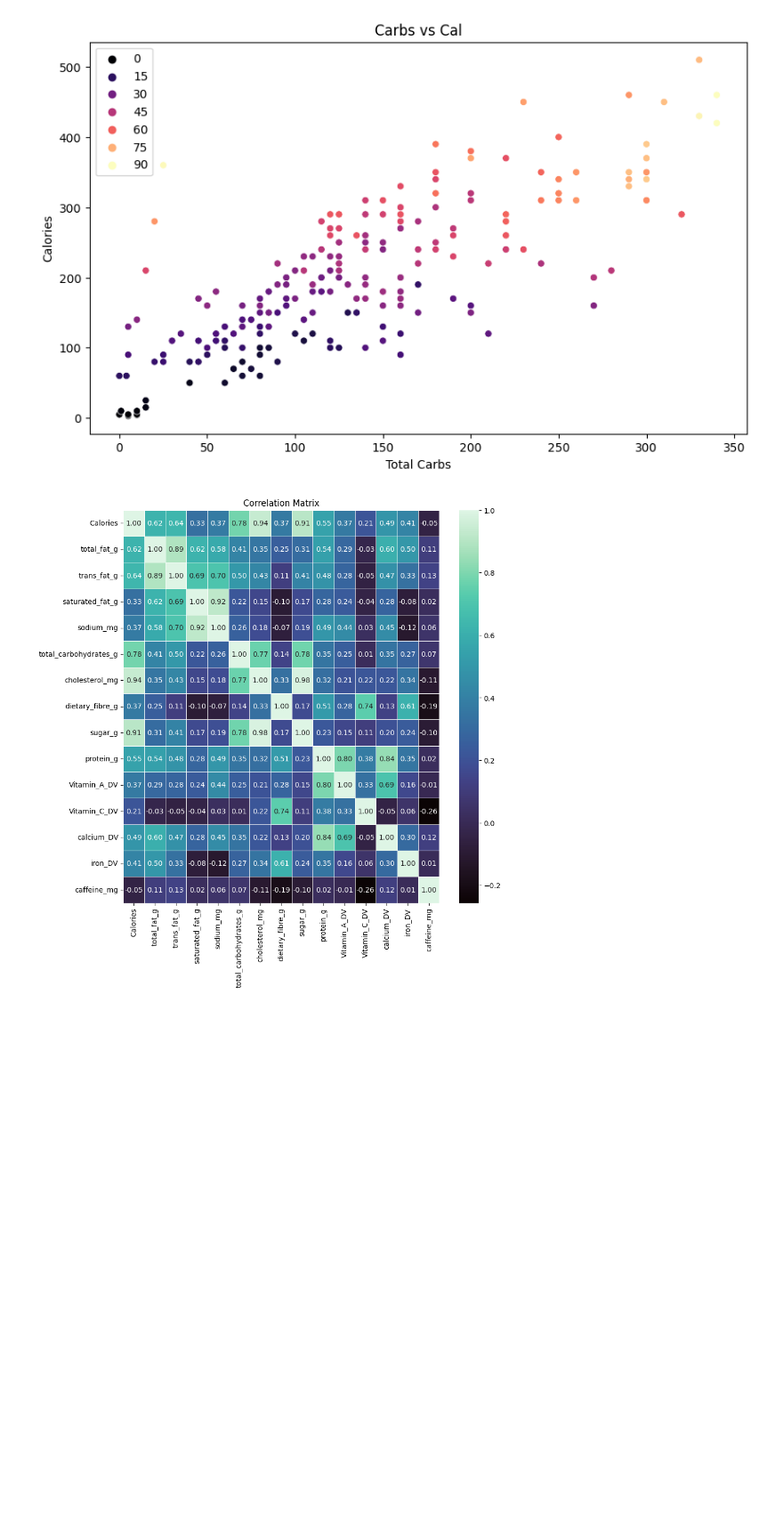
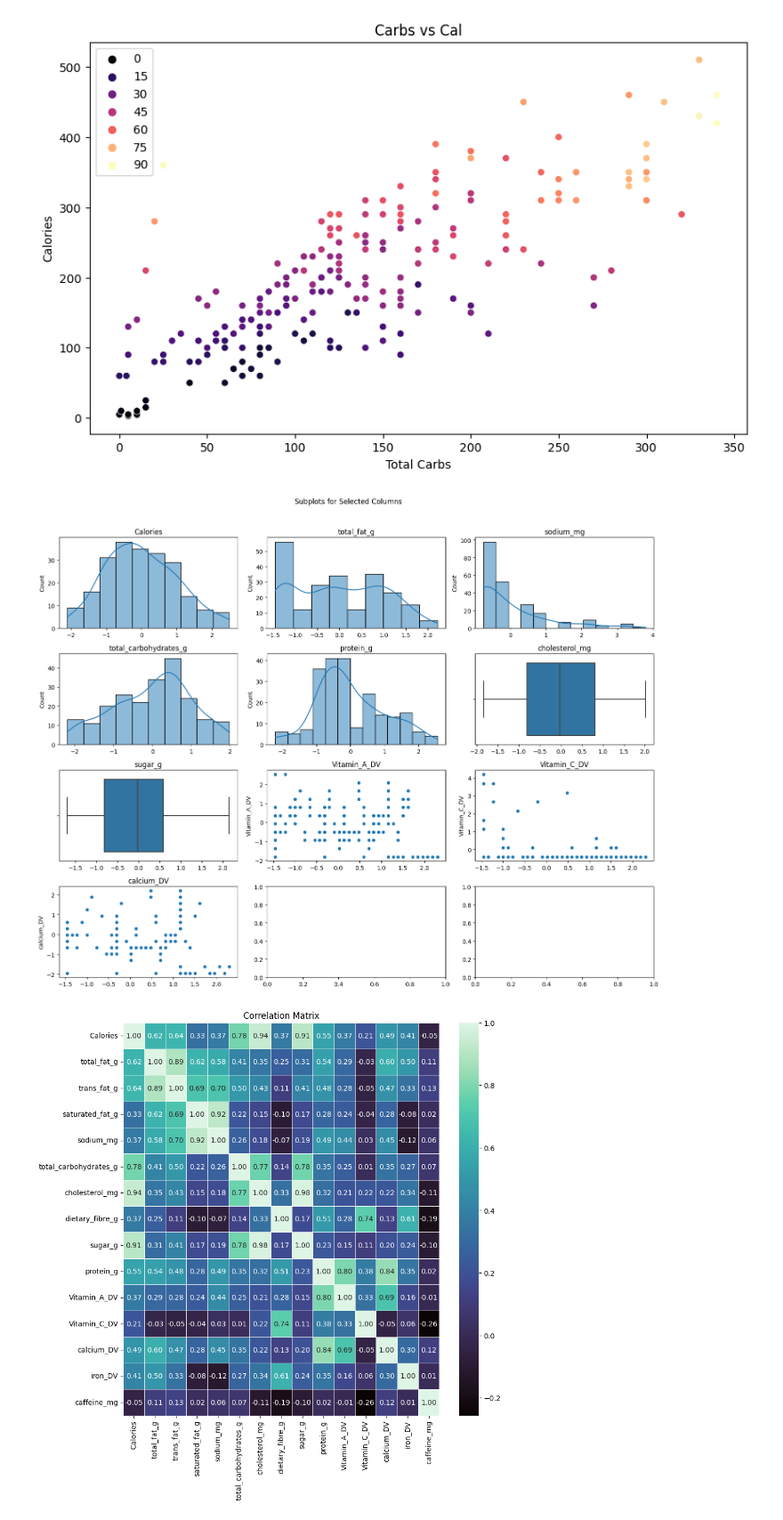
Before and after one commit to arnabsaha7/Starbucks-Data-Analysis, a Jupyter notebook: Starbucks_Data_Analysis_in_Python.ipynb, the cells around one changed output. Shown at 89% size. Drawn from its saved outputs; the diff is of its cells as text; code cells hidden in the pictures; blank space fills up the shorter version.

```diff
--- a/Starbucks_Data_Analysis_in_Python.ipynb
+++ b/Starbucks_Data_Analysis_in_Python.ipynb
@@ -273,6 +380,37 @@ plt.legend()
 plt.show()
 # %% [output]
 [figure]
+# %%
+
+# Subplots for selected columns
+selected_columns = ['Calories', 'total_fat_g', 'sodium_mg', 'total_carbohydrates_g', 'protein_g',
+                     'cholesterol_mg', 'sugar_g', 'Vitamin_A_DV', 'Vitamin_C_DV', 'calcium_DV']
+
+# Create subplots
+fig, axes = plt.subplots(nrows=4, ncols=3, figsize=(15, 12))
+fig.suptitle('Subplots for Selected Columns')
+
+# Plot each column
+for i, col in enumerate(selected_columns):
+    row_idx = i // 3
+    col_idx = i % 3
+
+    # Use different visualization types based on column type
+    if col in ['Calories', 'total_fat_g', 'sodium_mg', 'total_carbohydrates_g', 'protein_g']:
+        sns.histplot(df[col], kde=True, ax=axes[row_idx, col_idx])
+    elif col in ['cholesterol_mg', 'sugar_g']:
+        sns.boxplot(x=col, data=df, ax=axes[row_idx, col_idx])
+    else:
+        sns.scatterplot(x='caffeine_mg', y=col, data=df, ax=axes[row_idx, col_idx])
+
+    axes[row_idx, col_idx].set_title(col)
+    axes[row_idx, col_idx].set_xlabel('')
+
+# Adjust layout
+plt.tight_layout(rect=[0, 0, 1, 0.96])
+plt.show()
+# %% [output]
+[figure, added]
 # %%
 # Correlation Matrix
 
```
Also changed, not shown: parts of 20 cells of this notebook.
